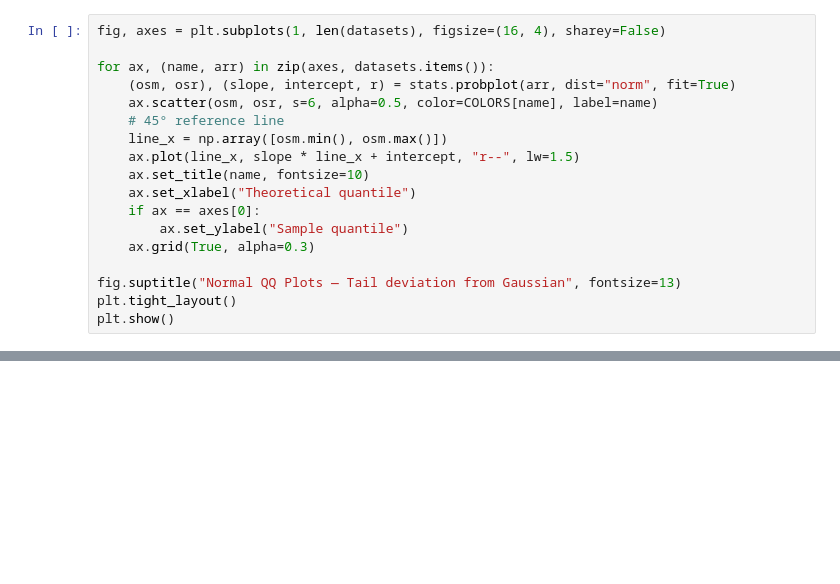
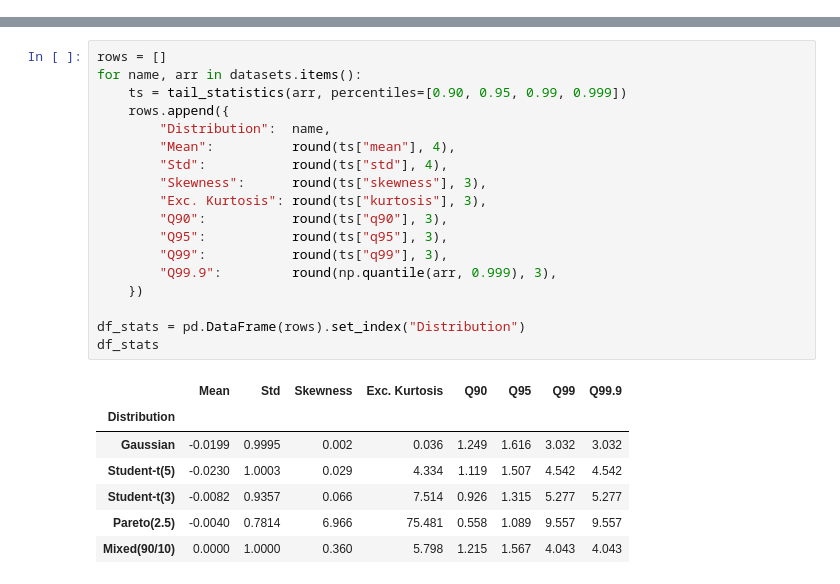
Before and after one commit to thisYui/Fat-Tail-Risk, a Jupyter notebook: notebooks/01_data_generation.ipynb, the cells around one changed output, grey strips where cells are left out. Cells and saved outputs as stored; diff of their text form; blank space fills up the shorter version.

Commit message:
data genaration

```diff
--- a/notebooks/01_data_generation.ipynb
+++ b/notebooks/01_data_generation.ipynb
@@ -251,18 +0,0 @@ plt.show()
-# %%
-fig, axes = plt.subplots(1, len(datasets), figsize=(16, 4), sharey=False)
-
-for ax, (name, arr) in zip(axes, datasets.items()):
-    (osm, osr), (slope, intercept, r) = stats.probplot(arr, dist="norm", fit=True)
-    ax.scatter(osm, osr, s=6, alpha=0.5, color=COLORS[name], label=name)
-    # 45° reference line
-    line_x = np.array([osm.min(), osm.max()])
-    ax.plot(line_x, slope * line_x + intercept, "r--", lw=1.5)
-    ax.set_title(name, fontsize=10)
-    ax.set_xlabel("Theoretical quantile")
-    if ax == axes[0]:
-        ax.set_ylabel("Sample quantile")
-    ax.grid(True, alpha=0.3)
-
-fig.suptitle("Normal QQ Plots — Tail deviation from Gaussian", fontsize=13)
-plt.tight_layout()
-plt.show()
@@ -359,0 +432,26 @@ Trong notebook này chúng ta đã:
+# %%
+rows = []
+for name, arr in datasets.items():
+    ts = tail_statistics(arr, percentiles=[0.90, 0.95, 0.99, 0.999])
+    rows.append({
+        "Distribution":  name,
+        "Mean":          round(ts["mean"], 4),
+        "Std":           round(ts["std"], 4),
+        "Skewness":      round(ts["skewness"], 3),
+        "Exc. Kurtosis": round(ts["kurtosis"], 3),
+        "Q90":           round(ts["q90"], 3),
+        "Q95":           round(ts["q95"], 3),
+        "Q99":           round(ts["q99"], 3),
+        "Q99.9":         round(np.quantile(arr, 0.999), 3),
+    })
+
+df_stats = pd.DataFrame(rows).set_index("Distribution")
+df_stats
+# %% [output]
+|  | Mean | Std | Skewness | Exc. Kurtosis | Q90 | Q95 | Q99 | Q99.9 |
+| Distribution |  |  |  |  |  |  |  |  |
+| Gaussian | -0.0199 | 0.9995 | 0.002 | 0.036 | 1.249 | 1.616 | 3.032 | 3.032 |
+| Student-t(5) | -0.0230 | 1.0003 | 0.029 | 4.334 | 1.119 | 1.507 | 4.542 | 4.542 |
+| Student-t(3) | -0.0082 | 0.9357 | 0.066 | 7.514 | 0.926 | 1.315 | 5.277 | 5.277 |
+| Pareto(2.5) | -0.0040 | 0.7814 | 6.966 | 75.481 | 0.558 | 1.089 | 9.557 | 9.557 |
+| Mixed(90/10) | 0.0000 | 1.0000 | 0.360 | 5.798 | 1.215 | 1.567 | 4.043 | 4.043 |
```
Also changed, not shown: parts of 46 cells of this notebook, 3 other files.
